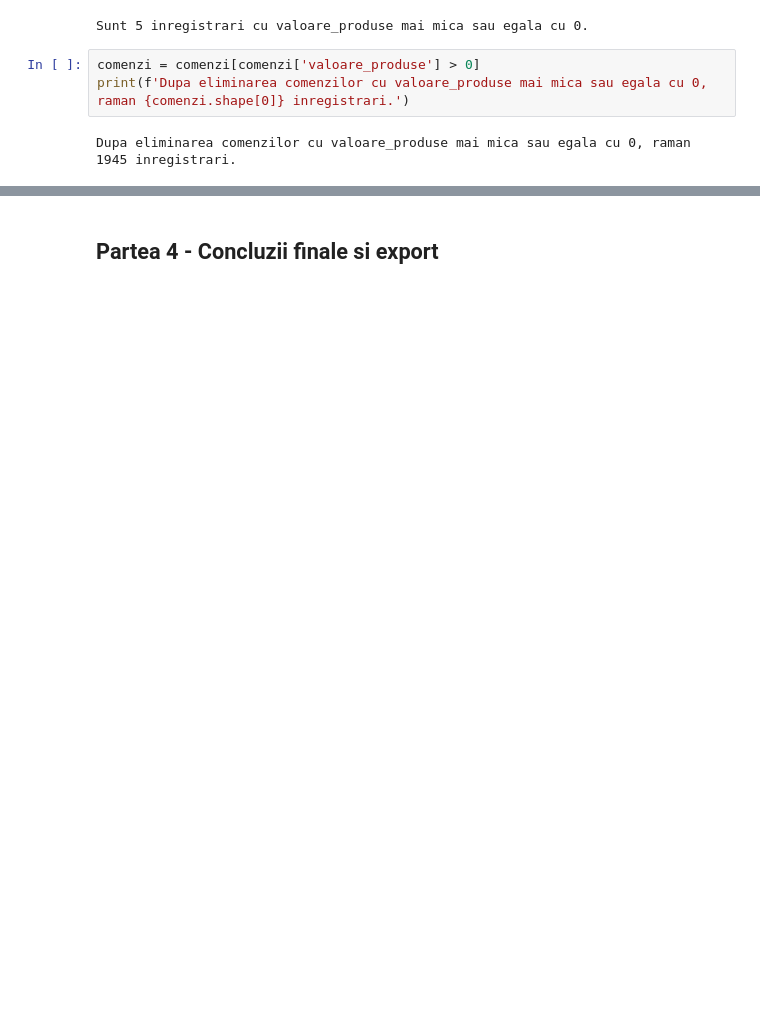
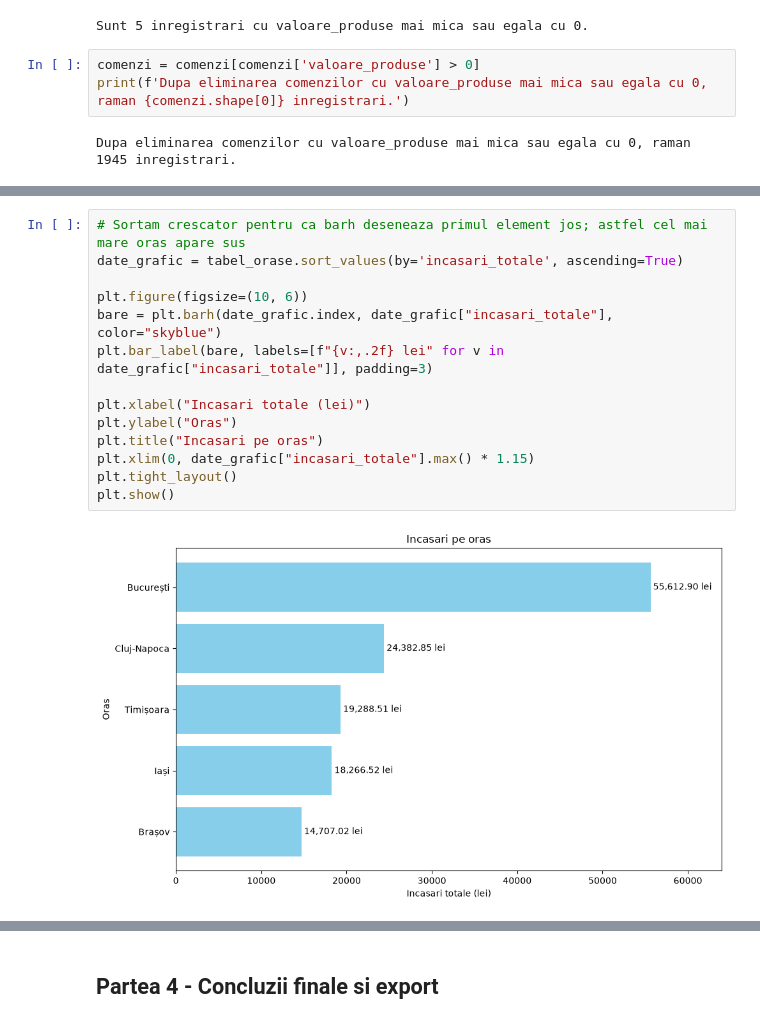
Before and after one commit to CristianaTrandafir/proiect_python_trandafir_cristiana, a Jupyter notebook: proiect_gustoexpress.ipynb, the cells around one changed output, grey strips where cells are left out. Drawn from its saved outputs; the diff is of its cells as text; blank space fills up the shorter version.

```diff
--- a/proiect_gustoexpress.ipynb
+++ b/proiect_gustoexpress.ipynb
@@ -560,0 +388,16 @@ Corelația dintre timpul de livrare și ratingul clientului: -0.2974800069600408
+# %%
+# Sortam crescator pentru ca barh deseneaza primul element jos; astfel cel mai mare oras apare sus
+date_grafic = tabel_orase.sort_values(by='incasari_totale', ascending=True)
+
+plt.figure(figsize=(10, 6))
+bare = plt.barh(date_grafic.index, date_grafic["incasari_totale"], color="skyblue")
+plt.bar_label(bare, labels=[f"{v:,.2f} lei" for v in date_grafic["incasari_totale"]], padding=3)
+
+plt.xlabel("Incasari totale (lei)")
+plt.ylabel("Oras")
+plt.title("Incasari pe oras")
+plt.xlim(0, date_grafic["incasari_totale"].max() * 1.15)
+plt.tight_layout()
+plt.show()
+# %% [output]
+[figure, added]
```
Also changed, not shown: parts of 97 cells of this notebook, 2 other files.
